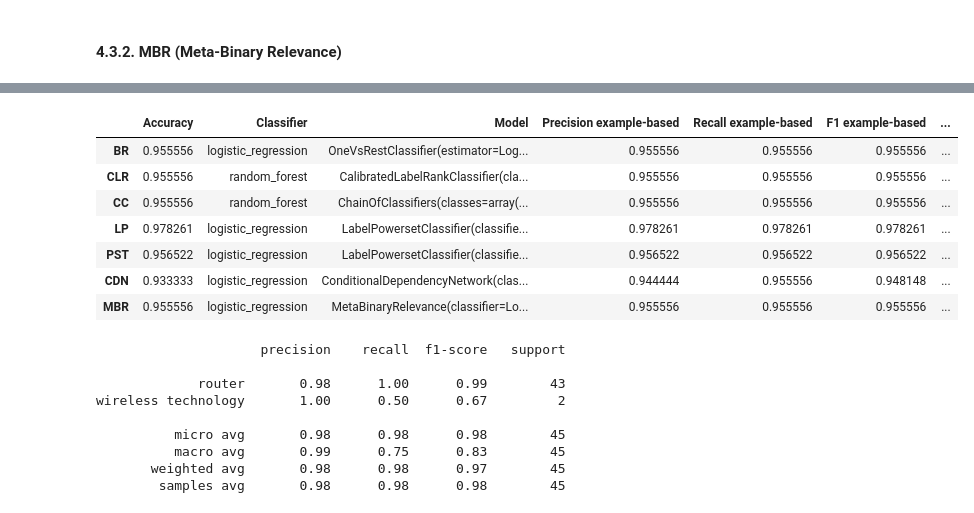
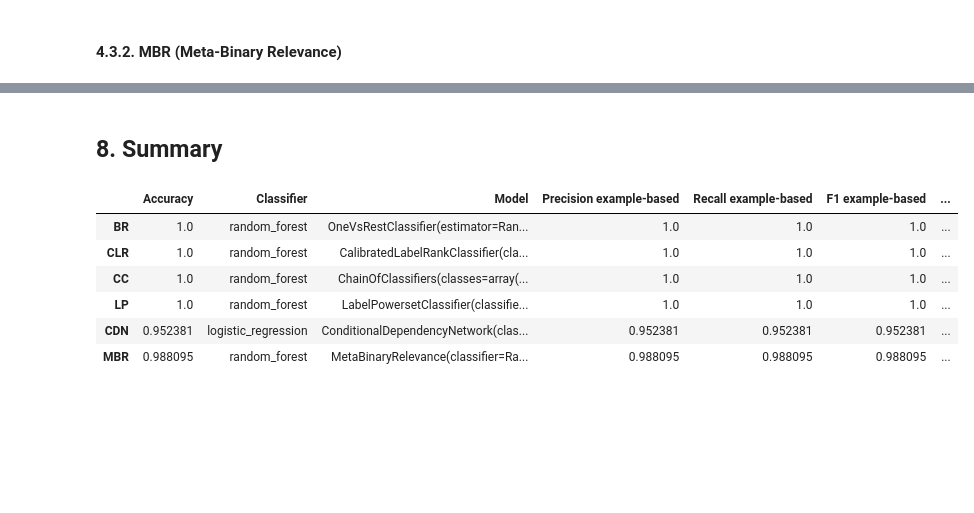
Before and after one commit to IrfEazy/msc-thesis, a Jupyter notebook: MultiLabelClassificationComputerNetworking.ipynb, the cells around one changed output, grey strips where cells are left out. Saved outputs shown, nothing was run; the diff lists cells and outputs as text; code cells hidden in the pictures; blank space fills up the shorter version.

```diff
--- a/MultiLabelClassificationComputerNetworking.ipynb
+++ b/MultiLabelClassificationComputerNetworking.ipynb
@@ -489,0 +570,7 @@ evaluation = {
+# %%
+performances['CC'] = assess_models(
+    x=X_val,
+    y=y_val,
+    technique=cc,
+    classes=mlb.classes_
+)
@@ -489,0 +605,7 @@ evaluation = {
+# %%
+performances['LP'] = assess_models(
+    x=X_val,
+    y=np.array([list(label_map_lp[yp]) for yp in y_val_lp]),
+    technique=lp,
+    classes=mlb.classes_
+)
@@ -489,0 +640,7 @@ evaluation = {
+# %%
+performances['CDN'] = assess_models(
+    x=X_val,
+    y=y_val,
+    technique=cdn,
+    classes=mlb.classes_
+)
@@ -489,0 +673,7 @@ evaluation = {
+# %%
+performances['MBR'] = assess_models(
+    x=X_val,
+    y=y_val,
+    technique=mbr,
+    classes=mlb.classes_
+)
@@ -490,31 +704,13 @@ evaluation = {
+# %% [markdown]
+## 8. Summary
 # %%
-performances = pd.DataFrame(evaluation).T
+performances = pd.DataFrame(performances).T
 performances
 # %% [output]
 |  | Accuracy | Classifier | Model | Precision example-based | Recall example-based | F1 example-based | ... |
-| BR | 0.955556 | logistic_regression | OneVsRestClassifier(estimator=Log... | 0.955556 | 0.955556 | 0.955556 | ... |
-| CLR | 0.955556 | random_forest | CalibratedLabelRankClassifier(cla... | 0.955556 | 0.955556 | 0.955556 | ... |
-| CC | 0.955556 | random_forest | ChainOfClassifiers(classes=array(... | 0.955556 | 0.955556 | 0.955556 | ... |
-| LP | 0.978261 | logistic_regression | LabelPowersetClassifier(classifie... | 0.978261 | 0.978261 | 0.978261 | ... |
-| PST | 0.956522 | logistic_regression | LabelPowersetClassifier(classifie... | 0.956522 | 0.956522 | 0.956522 | ... |
-| CDN | 0.933333 | logistic_regression | ConditionalDependencyNetwork(clas... | 0.944444 | 0.955556 | 0.948148 | ... |
-| MBR | 0.955556 | logistic_regression | MetaBinaryRelevance(classifier=Lo... | 0.955556 | 0.955556 | 0.955556 | ... |
+| BR | 1.0 | random_forest | OneVsRestClassifier(estimator=Ran... | 1.0 | 1.0 | 1.0 | ... |
+| CLR | 1.0 | random_forest | CalibratedLabelRankClassifier(cla... | 1.0 | 1.0 | 1.0 | ... |
+| CC | 1.0 | random_forest | ChainOfClassifiers(classes=array(... | 1.0 | 1.0 | 1.0 | ... |
+| LP | 1.0 | random_forest | LabelPowersetClassifier(classifie... | 1.0 | 1.0 | 1.0 | ... |
+| CDN | 0.952381 | logistic_regression | ConditionalDependencyNetwork(clas... | 0.952381 | 0.952381 | 0.952381 | ... |
+| MBR | 0.988095 | random_forest | MetaBinaryRelevance(classifier=Ra... | 0.988095 | 0.988095 | 0.988095 | ... |
-# %%
-z = evaluation['LP']['Model'].predict(X_val)
-
-print(classification_report(
-    y_true=y_val,
-    y_pred=z,
-    target_names=mlb.classes_,
-    zero_division=0
-))
-# %% [output]
-                     precision    recall  f1-score   support
-
-             router       0.98      1.00      0.99        43
-wireless technology       1.00      0.50      0.67         2
-
-          micro avg       0.98      0.98      0.98        45
-          macro avg       0.99      0.75      0.83        45
-       weighted avg       0.98      0.98      0.97        45
-        samples avg       0.98      0.98      0.98        45
```
Also changed, not shown: parts of 100 cells of this notebook.
